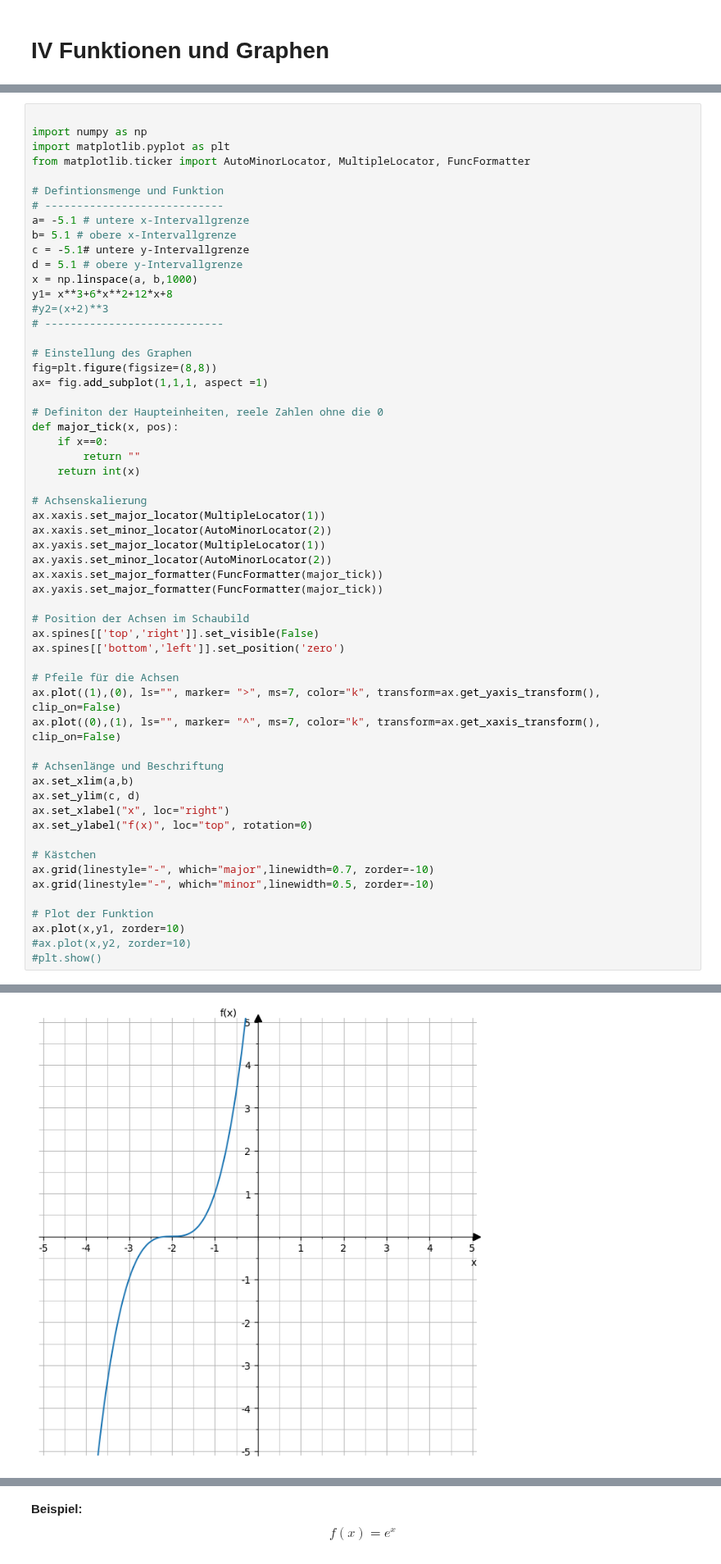
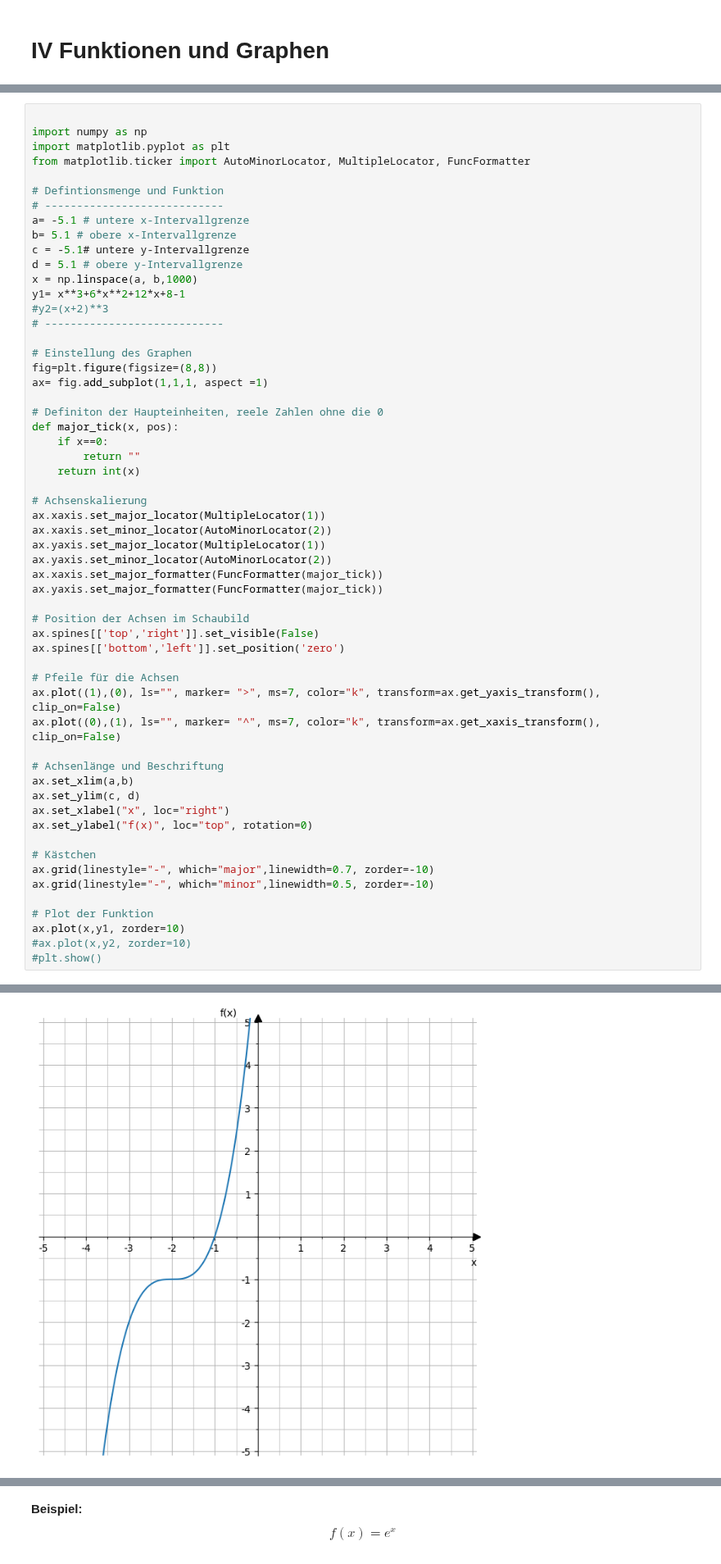
Before and after one commit to MHundi/Mathe_KS, a Jupyter notebook: 1_Analysis_KS/4_Zusammenhang_Funktion_Graph/1_Strecken_Verschieben_Spiegeln_von_Graphen.ipynb, the cells around one changed output, grey strips where cells are left out. Shown at 82% size. Drawn from its saved outputs; the diff is of its cells as text.

```diff
--- a/1_Analysis_KS/4_Zusammenhang_Funktion_-_Graph/1_Strecken_Verschieben_Spiegeln_von_Graphen.ipynb
+++ b/1_Analysis_KS/4_Zusammenhang_Funktion_Graph/1_Strecken_Verschieben_Spiegeln_von_Graphen.ipynb
@@ -30,7 +30,7 @@ b= 5.1 # obere x-Intervallgrenze
 c = -5.1# untere y-Intervallgrenze
 d = 5.1 # obere y-Intervallgrenze
 x = np.linspace(a, b,1000)
-y1= x**3+6*x**2+12*x+8
+y1= x**3+6*x**2+12*x+8-1
 #y2=(x+2)**3
 # ----------------------------
 
@@ -49,34 +49,34 @@ ax.xaxis.set_major_locator(MultipleLocator(1))
 ax.xaxis.set_minor_locator(AutoMinorLocator(2))
 ax.yaxis.set_major_locator(MultipleLocator(1))
 ax.yaxis.set_minor_locator(AutoMinorLocator(2))
 ax.xaxis.set_major_formatter(FuncFormatter(major_tick))
 ax.yaxis.set_major_formatter(FuncFormatter(major_tick))
 
 # Position der Achsen im Schaubild
 ax.spines[['top','right']].set_visible(False)
 ax.spines[['bottom','left']].set_position('zero')
 
 # Pfeile für die Achsen
 ax.plot((1),(0), ls="", marker= ">", ms=7, color="k", transform=ax.get_yaxis_transform(), clip_on=False)
 ax.plot((0),(1), ls="", marker= "^", ms=7, color="k", transform=ax.get_xaxis_transform(), clip_on=False)
 
 # Achsenlänge und Beschriftung
 ax.set_xlim(a,b)
 ax.set_ylim(c, d)
 ax.set_xlabel("x", loc="right")
 ax.set_ylabel("f(x)", loc="top", rotation=0)
 
 # Kästchen
 ax.grid(linestyle="-", which="major",linewidth=0.7, zorder=-10)
 ax.grid(linestyle="-", which="minor",linewidth=0.5, zorder=-10)
 
 # Plot der Funktion
 ax.plot(x,y1, zorder=10)
 #ax.plot(x,y2, zorder=10)
 #plt.show()
 # %% [output]
 [<matplotlib.lines.Line2D at 0x...>]
-[figure, old version]
+[figure, new version]
 # %% [markdown]
 Wertetabelle:
 
```
Also changed, not shown: parts of 4 cells of this notebook, 8 other files.
